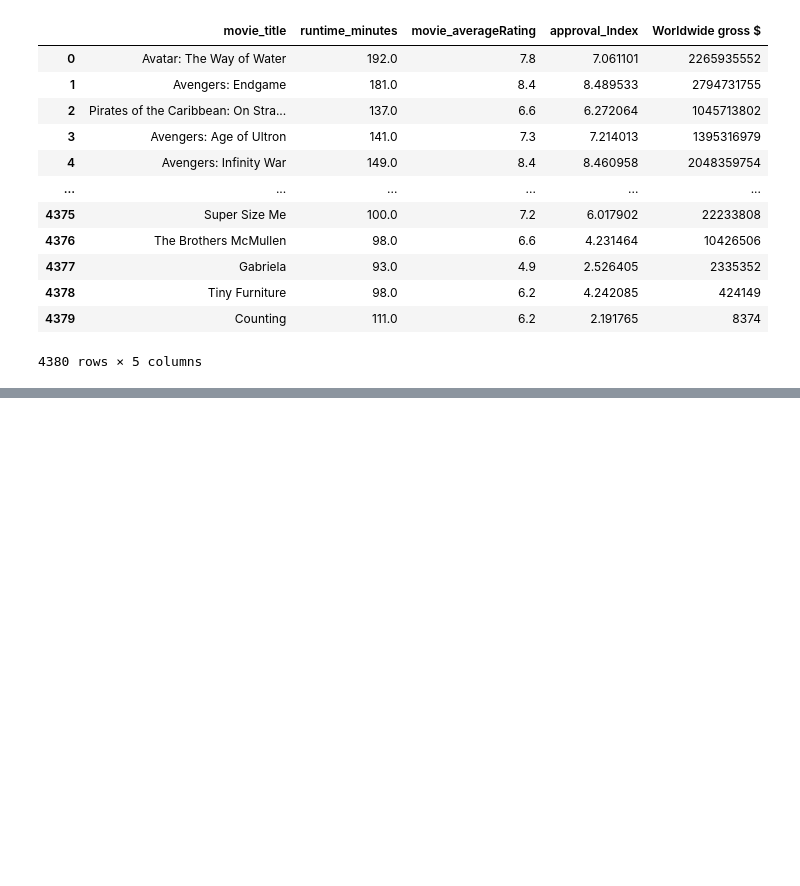
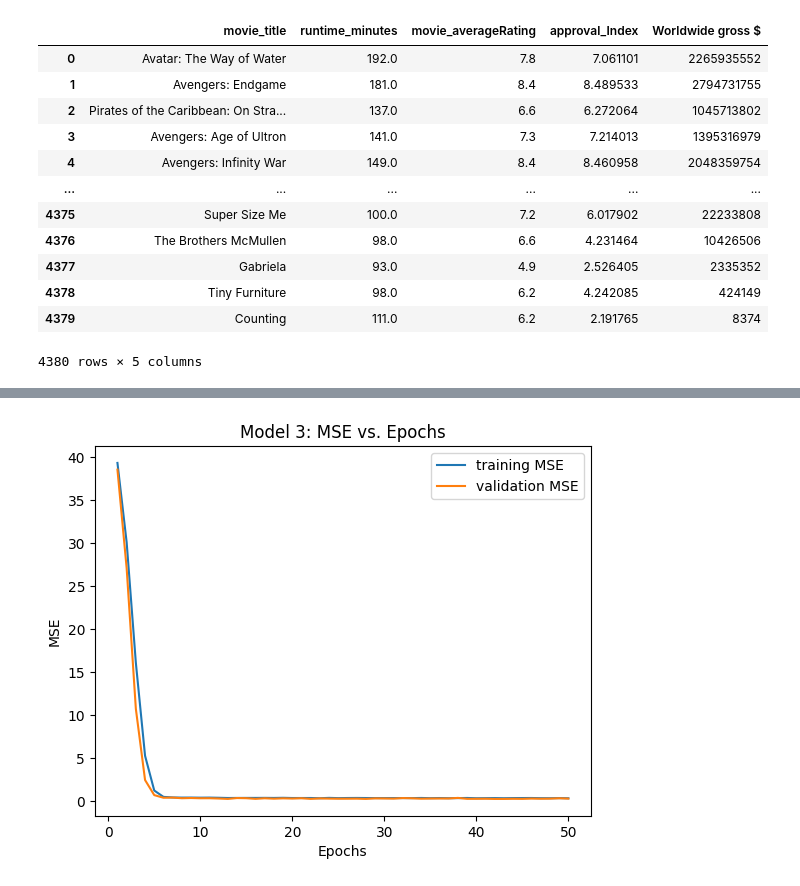
Before and after one commit to andresdlRoca/Deep-Learning-Labs, a Jupyter notebook: bn_implementation.ipynb, the cells around one changed output, grey strips where cells are left out. Drawn from its saved outputs; the diff is of its cells as text; code cells hidden in the pictures; blank space fills up the shorter version.

```diff
--- a/bn_implementation.ipynb
+++ b/bn_implementation.ipynb
@@ -102,0 +144,2 @@ Epoch 50/50
+# %%
+history3 = model3.fit(X_train_scaled, y_train, epochs=50, batch_size=25, validation_split=0.1)
@@ -165,0 +229,11 @@ plt.show()
+# %%
+# Model 3
+plt.plot(epochs3, train_mse3, label='training MSE')
+plt.plot(epochs3, val_mse3, label='validation MSE')
+plt.xlabel('Epochs')
+plt.ylabel('MSE')
+plt.title('Model 3: MSE vs. Epochs')
+plt.legend()
+plt.show()
+# %% [output]
+[figure, added]
```
Also changed, not shown: parts of 17 cells of this notebook.
